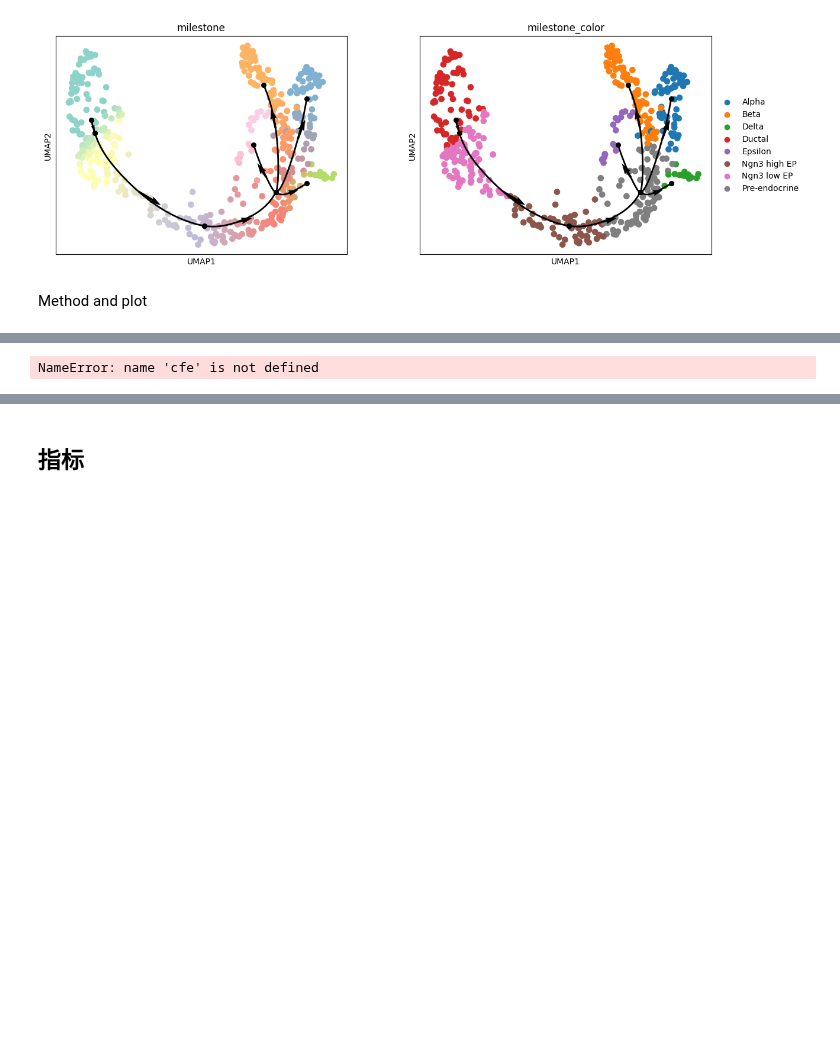
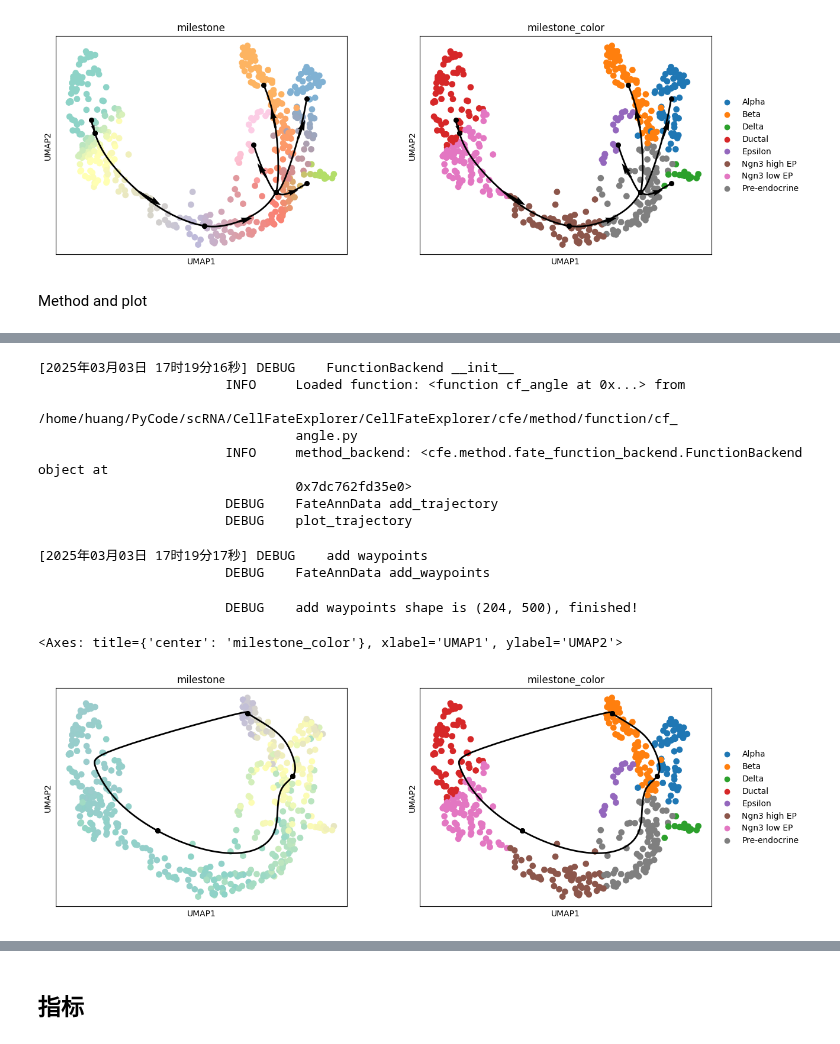
Before and after one commit to HuangDDU/cafe-release, a Jupyter notebook: notebook/benchmark_scvelo_pancreas_500.ipynb, the cells around one changed output, grey strips where cells are left out. Cells and saved outputs as stored; diff of their text form; code cells hidden in the pictures; blank space fills up the shorter version.

```diff
--- a/notebook/benchmark_scvelo_pancreas_500.ipynb
+++ b/notebook/benchmark_scvelo_pancreas_500.ipynb
@@ -164,13 +164,25 @@ cfe.plot.plot_trajectory(fadata, basis=basis, color=cluster_key_list)
 [figure]
 # %%
 # Angle
-Angle_method = cfe.method.FateMethod(method_name="comp1")
+Angle_method = cfe.method.FateMethod(method_name="angle")
 
 Angle_method.infer_trajectory(fadata)
 
 cfe.plot.plot_trajectory(fadata, basis=basis, color=cluster_key_list)
 # %% [output]
-NameError: name 'cfe' is not defined
+[2025年03月03日 17时19分16秒] DEBUG    FunctionBackend __init__
+                        INFO     Loaded function: <function cf_angle at 0x...> from
+                                 /home/huang/PyCode/scRNA/CellFateExplorer/CellFateExplorer/cfe/method/function/cf_
+                                 angle.py
+                        INFO     method_backend: <cfe.method.fate_function_backend.FunctionBackend object at
+                                 0x7dc762fd35e0>
+                        DEBUG    FateAnnData add_trajectory
+                        DEBUG    plot_trajectory
+[2025年03月03日 17时19分17秒] DEBUG    add waypoints
+                        DEBUG    FateAnnData add_waypoints
+                        DEBUG    add waypoints shape is (204, 500), finished!
+<Axes: title={'center': 'milestone_color'}, xlabel='UMAP1', ylabel='UMAP2'>
+[figure, added]
 # %%
 # state_comp
 state_comp = cfe.method.FateMethod(method_name="state_comp")
```
Also changed, not shown: parts of 13 cells of this notebook, 17 other files.
